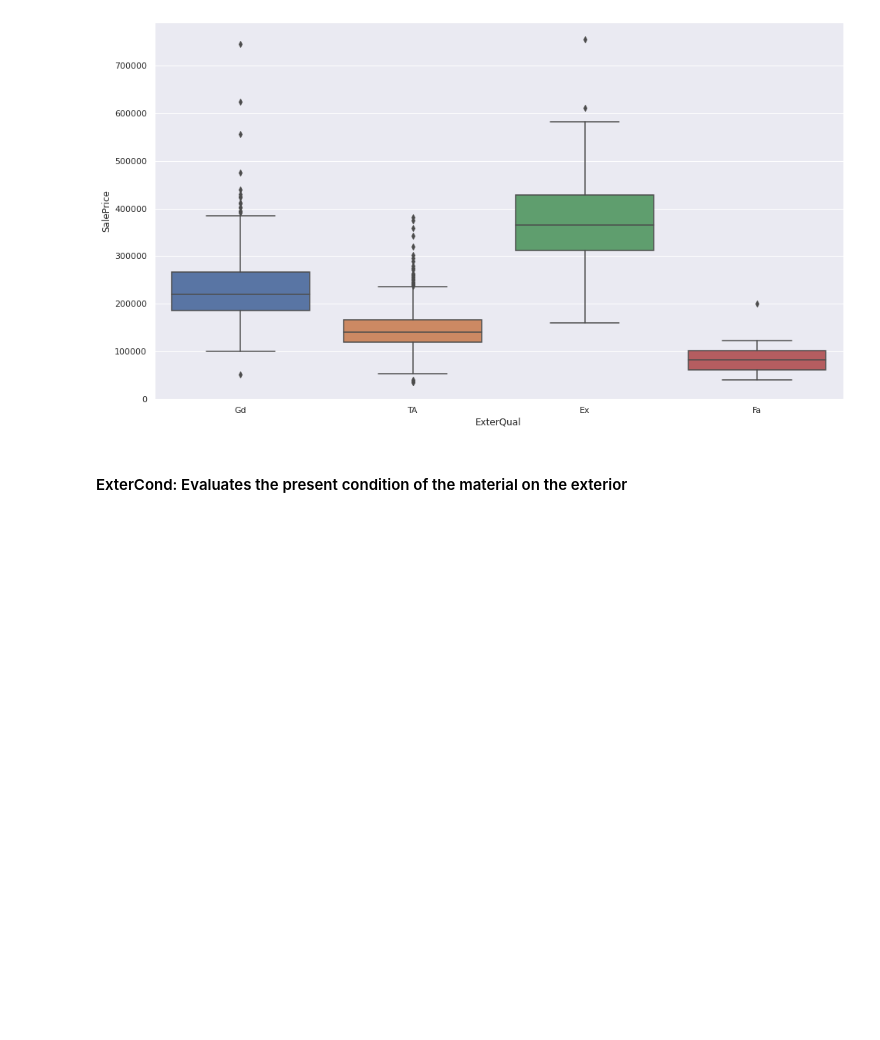
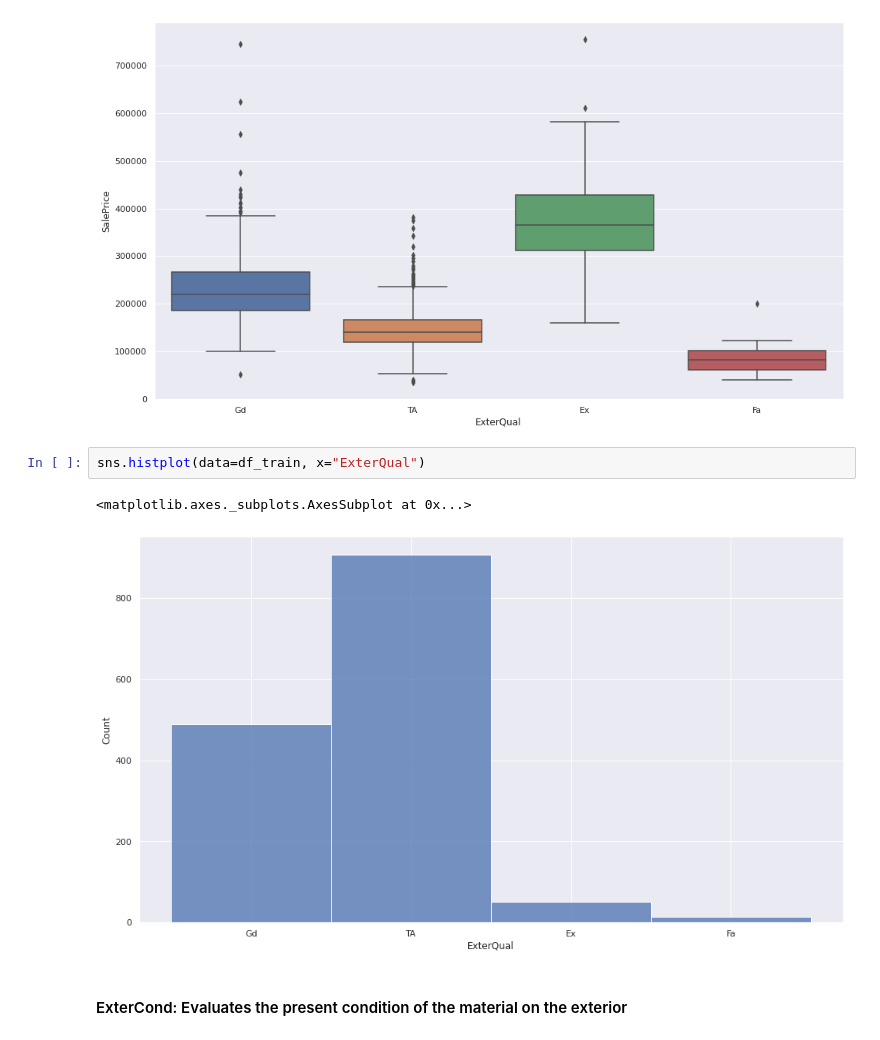
Before and after one commit to snaylix/House-prices-prediction, a Jupyter notebook: 2021-07-17_House-Prices_Prediction_01_EDA.ipynb, the cells around one changed output. Saved outputs shown, nothing was run; the diff lists cells and outputs as text; blank space fills up the shorter version.

Commit message:
[CED-009] Add histplots til ex Fireplaces

```diff
--- a/2021-07-17_House-Prices_Prediction_01_EDA.ipynb
+++ b/2021-07-17_House-Prices_Prediction_01_EDA.ipynb
@@ -654,6 +652,11 @@ create_plot('MasVnrArea')
 create_plot('ExterQual', 'boxplot')
 # %% [output]
 [figure]
+# %%
+sns.histplot(data=df_train, x="ExterQual")
+# %% [output]
+<matplotlib.axes._subplots.AxesSubplot at 0x...>
+[figure, added]
 # %% [markdown]
 #### ExterCond: Evaluates the present condition of the material on the exterior
 # %% [markdown]
```
Also changed, not shown: parts of 21 cells of this notebook.
